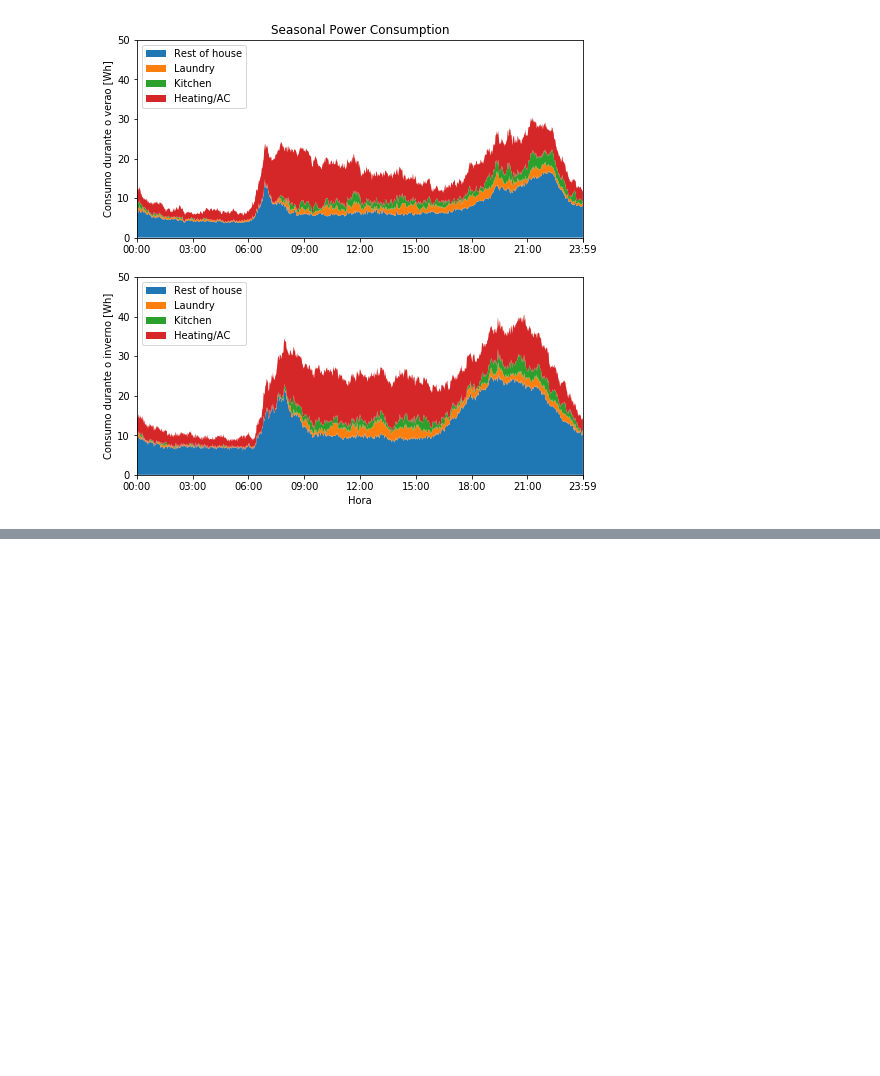
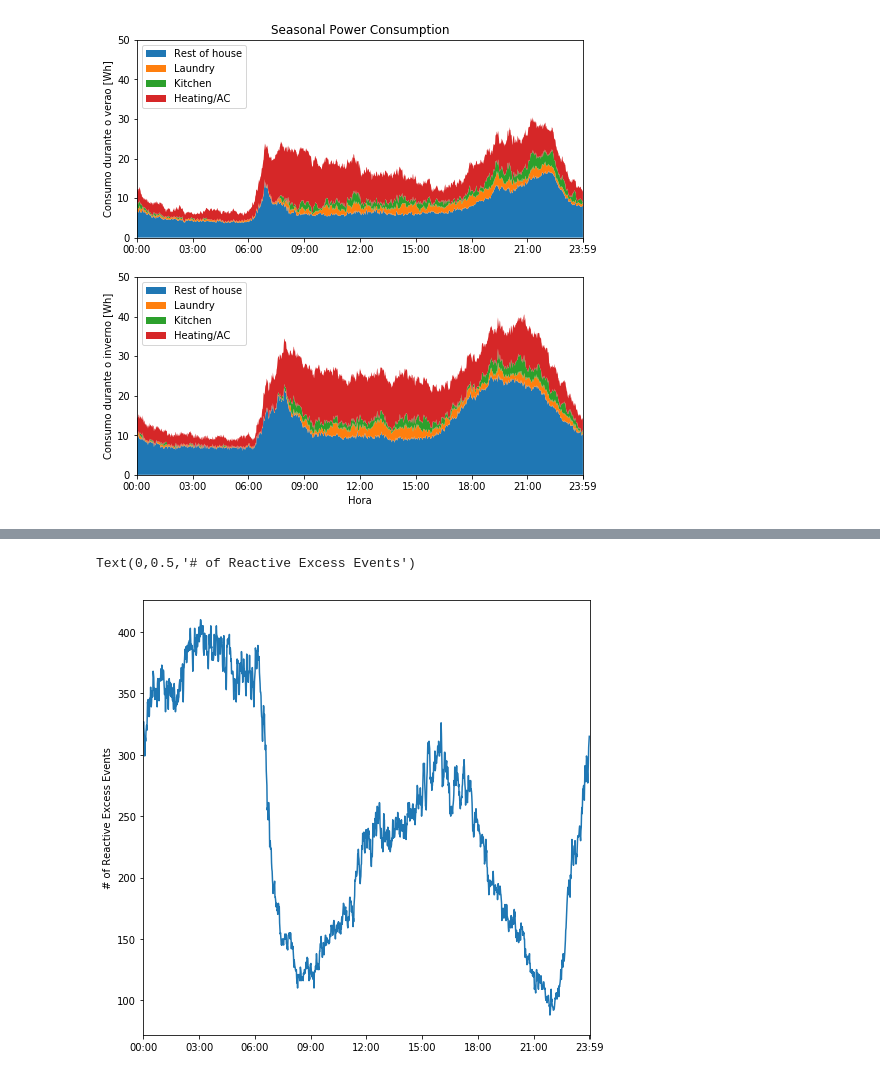
Before and after one commit to gnegrelli/test_ambar, a Jupyter notebook: test_Ambar.ipynb, the cells around one changed output, grey strips where cells are left out. Drawn from its saved outputs; the diff is of its cells as text; code cells hidden in the pictures; blank space fills up the shorter version.

```diff
--- a/test_Ambar.ipynb
+++ b/test_Ambar.ipynb
@@ -305,0 +315,4 @@ df[df['fp'] < 0.92]
+# %%
+reac_exc = df[df['fp'] < 0.92]
+
+print("Analisando os dados fornecidos, podemos concluir que houveram {} momento(s) em que houve excesso de reativos.".format(len(reac_exc)))
@@ -305,0 +323,9 @@ df[df['fp'] < 0.92]
+# %%
+plt.plot(instants, reac_exc['fp'].groupby([reac_exc.index.hour, reac_exc.index.minute]).count().to_list())
+plt.xticks(np.hstack((np.arange(0, 1441, 3*60), np.array([1439]))))
+plt.xlim(0, 1440)
+
+plt.ylabel('# of Reactive Excess Events')
+# %% [output]
+Text(0,0.5,'# of Reactive Excess Events')
+[figure, added]
```
Also changed, not shown: parts of 25 cells of this notebook.
